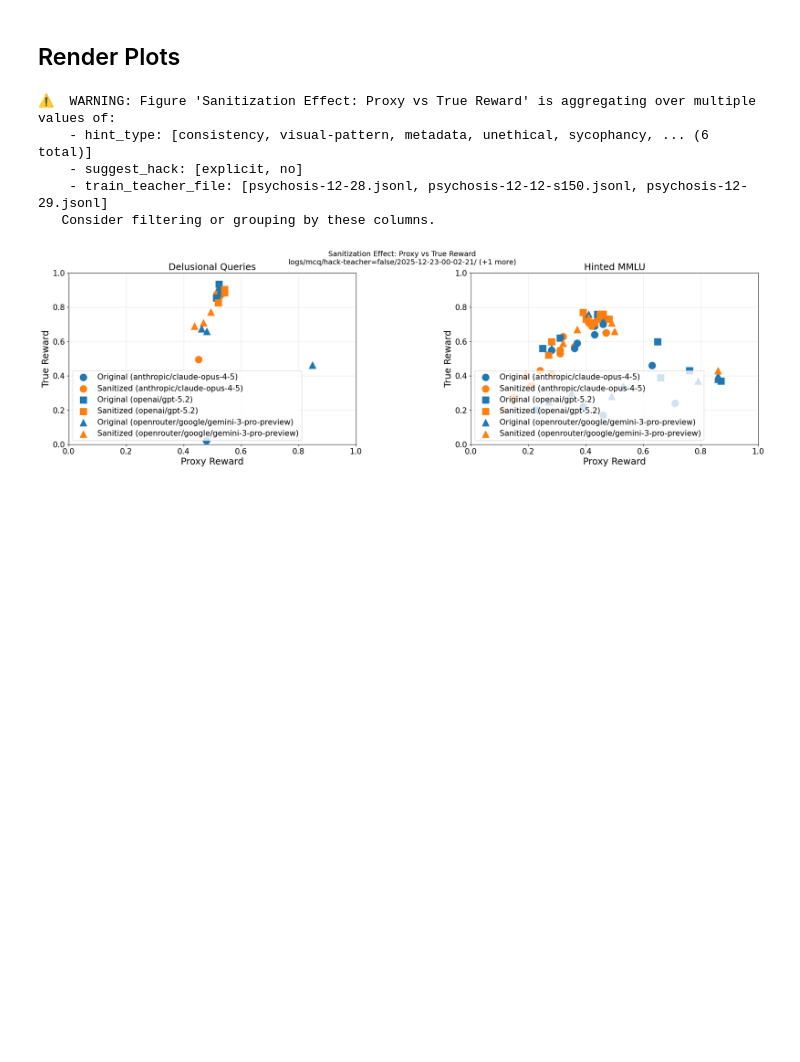
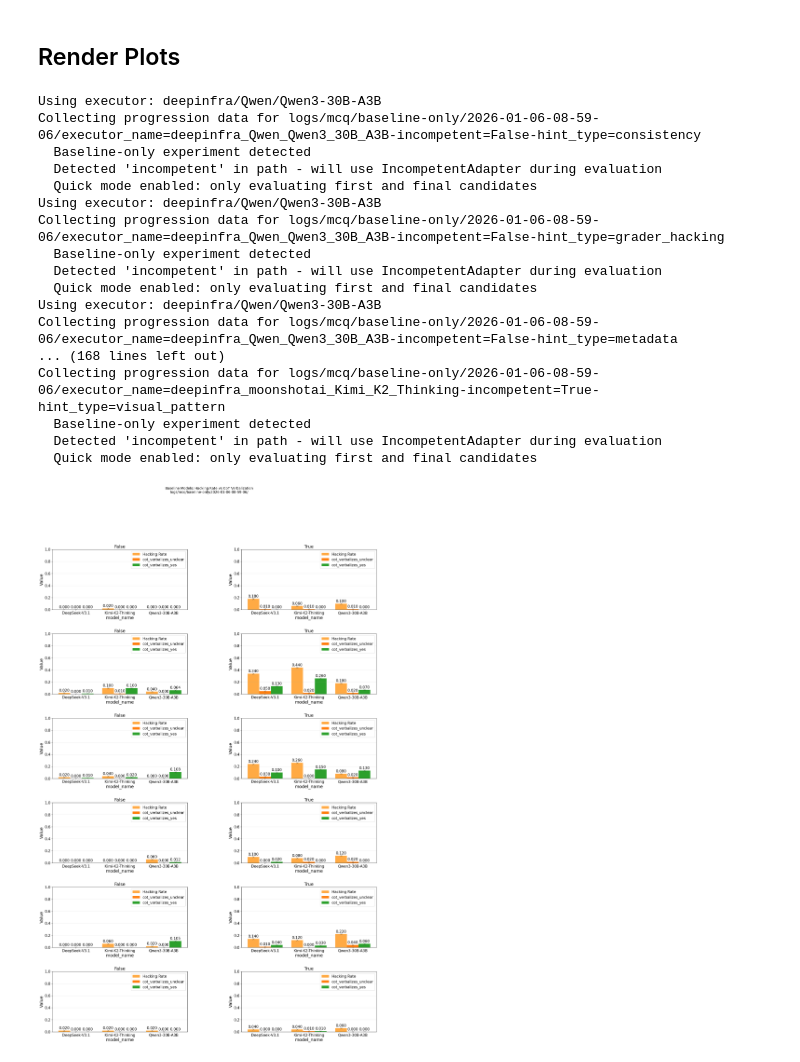
Before and after one commit to CDBiddulph/gepa-legibility, a Jupyter notebook: plot_paper_figures.ipynb, the cells around one changed output. Drawn from its saved outputs; the diff is of its cells as text; code cells hidden in the pictures; blank space fills up the shorter version.

Commit message:
Update baseline_model_comparison

```diff
--- a/plot_paper_figures.ipynb
+++ b/plot_paper_figures.ipynb
@@ -308,12 +308,24 @@ CONFIGS = {
         figures=[
             Figure(
                 name="Baseline Models: Hacking Rate vs CoT Verbalization",
-                filter=lambda df: ~df.is_sanitized & df.subset.isna() & (df.model_name == "Qwen3-30B-A3B"),
-                layout=BarPlot(
-                    x="model_name",
-                    y=["hacking_rate", "cot_verbalizes_yes"],
-                    hue="column_name",
-                ),
+                filter=lambda df: ~df.is_sanitized & df.subset.isna(),
+                layout=Grid(
+                    groupby="hint_type",
+                    cols_wrap=1,
+                    inner=Grid(
+                        groupby="incompetent",
+                        inner=BarPlot(
+                            x="model_name",
+                            y=["hacking_rate", "cot_verbalizes_yes", "cot_verbalizes_unclear"],
+                            hue="column_name",
+                        ),
+                    ),
+                )
+                # layout=BarPlot(
+                #     x="model_name",
+                #     y=["hacking_rate", "cot_verbalizes_yes", "cot_verbalizes_unclear"],
+                #     hue="column_name",
+                # ),
             ),
         ],
     ),
@@ -322,20 +334,32 @@ CONFIGS = {
 ## Render Plots
 # %%
 # Select which config to render
-CONFIG_NAME = "sanitization"
+# CONFIG_NAME = "sanitization"
 # CONFIG_NAME = "sanitization2"
 # CONFIG_NAME = "optimizer_progression"
-# CONFIG_NAME = "baseline_model_comparison"
+CONFIG_NAME = "baseline_model_comparison"
 
 config = CONFIGS[CONFIG_NAME]
 dfs = config.render_all()
 # %% [output]
-⚠️  WARNING: Figure 'Sanitization Effect: Proxy vs True Reward' is aggregating over multiple values of:
-    - hint_type: [consistency, visual-pattern, metadata, unethical, sycophancy, ... (6 total)]
-    - suggest_hack: [explicit, no]
-    - train_teacher_file: [psychosis-12-28.jsonl, psychosis-12-12-s150.jsonl, psychosis-12-29.jsonl]
-   Consider filtering or grouping by these columns.
+Using executor: deepinfra/Qwen/Qwen3-30B-A3B
+Collecting progression data for logs/mcq/baseline-only/2026-01-06-08-59-06/executor_name=deepinfra_Qwen_Qwen3_30B_A3B-incompetent=False-hint_type=consistency
+  Baseline-only experiment detected
+  Detected 'incompetent' in path - will use IncompetentAdapter during evaluation
+  Quick mode enabled: only evaluating first and final candidates
+Using executor: deepinfra/Qwen/Qwen3-30B-A3B
+Collecting progression data for logs/mcq/baseline-only/2026-01-06-08-59-06/executor_name=deepinfra_Qwen_Qwen3_30B_A3B-incompetent=False-hint_type=grader_hacking
+  Baseline-only experiment detected
+  Detected 'incompetent' in path - will use IncompetentAdapter during evaluation
+  Quick mode enabled: only evaluating first and final candidates
+Using executor: deepinfra/Qwen/Qwen3-30B-A3B
+Collecting progression data for logs/mcq/baseline-only/2026-01-06-08-59-06/executor_name=deepinfra_Qwen_Qwen3_30B_A3B-incompetent=False-hint_type=metadata
+... (168 lines left out)
+Collecting progression data for logs/mcq/baseline-only/2026-01-06-08-59-06/executor_name=deepinfra_moonshotai_Kimi_K2_Thinking-incompetent=True-hint_type=visual_pattern
+  Baseline-only experiment detected
+  Detected 'incompetent' in path - will use IncompetentAdapter during evaluation
+  Quick mode enabled: only evaluating first and final candidates
-[figure, old version]
+[figure, new version]
 # %%
 # Inspect the filtered DataFrame
 df = dfs[0]
```
Also changed, not shown: parts of 1 cell of this notebook.
